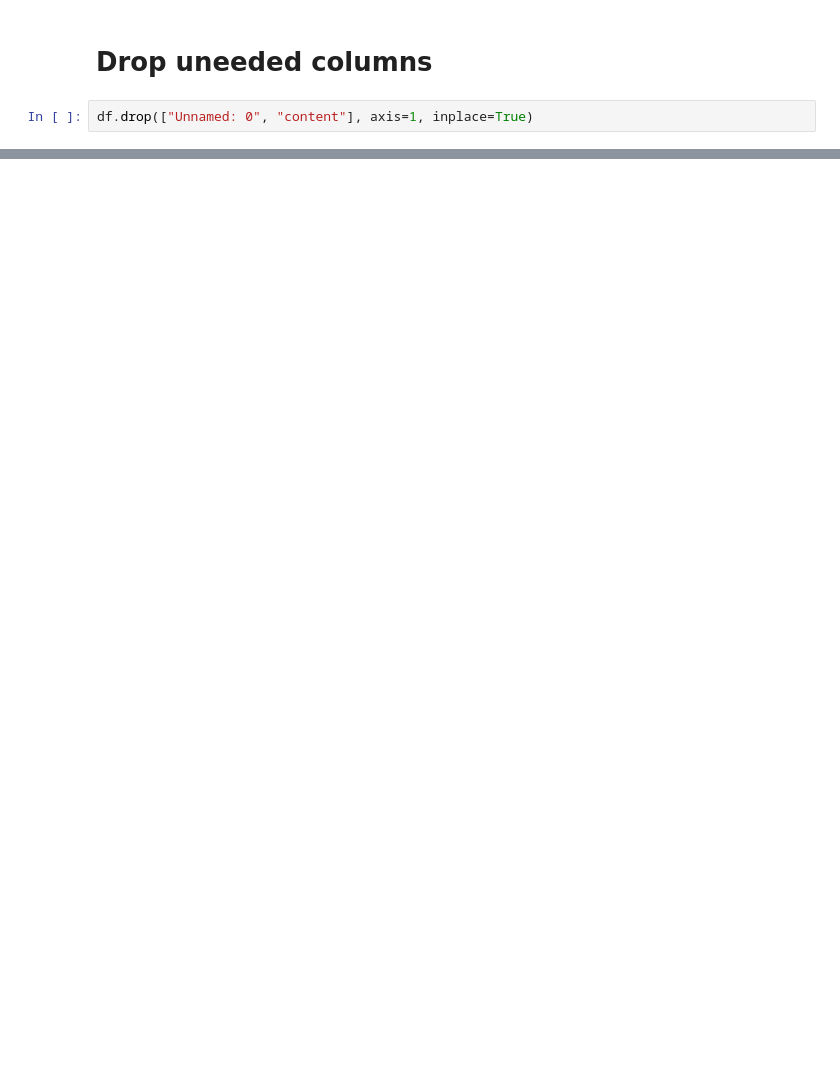
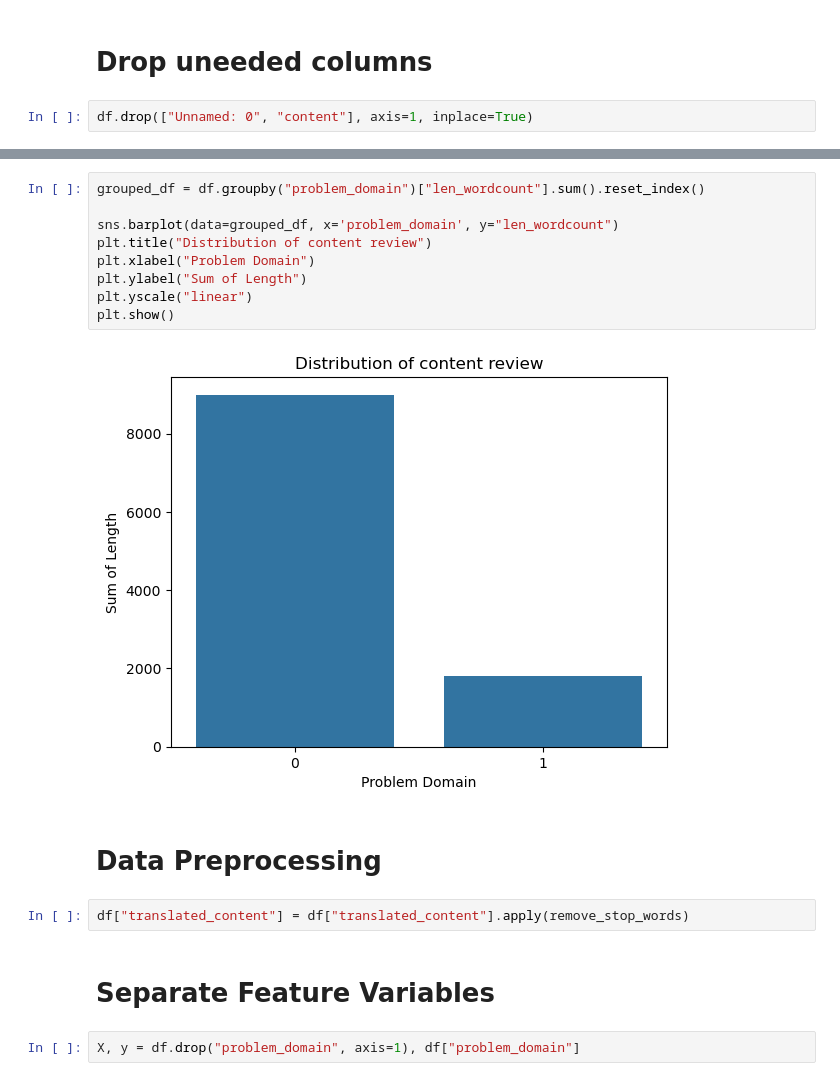
Before and after one commit to MaukanMir/Hotel-Sentiment-Analysis-Two-, a Jupyter notebook: training.ipynb, the cells around one changed output, grey strips where cells are left out. Drawn from its saved outputs; the diff is of its cells as text; blank space fills up the shorter version.

```diff
--- a/training.ipynb
+++ b/training.ipynb
@@ -85,0 +116,19 @@ df.drop(["Unnamed: 0", "content"], axis=1, inplace=True)
+# %%
+grouped_df = df.groupby("problem_domain")["len_wordcount"].sum().reset_index()
+
+sns.barplot(data=grouped_df, x='problem_domain', y="len_wordcount")
+plt.title("Distribution of content review")
+plt.xlabel("Problem Domain")
+plt.ylabel("Sum of Length")
+plt.yscale("linear")
+plt.show()
+# %% [output]
+[figure, added]
+# %% [markdown]
+# Data Preprocessing
+# %%
+df["translated_content"] = df["translated_content"].apply(remove_stop_words)
+# %% [markdown]
+# Separate Feature Variables
+# %%
+X, y = df.drop("problem_domain", axis=1), df["problem_domain"]
```
Also changed, not shown: parts of 7 cells of this notebook.
